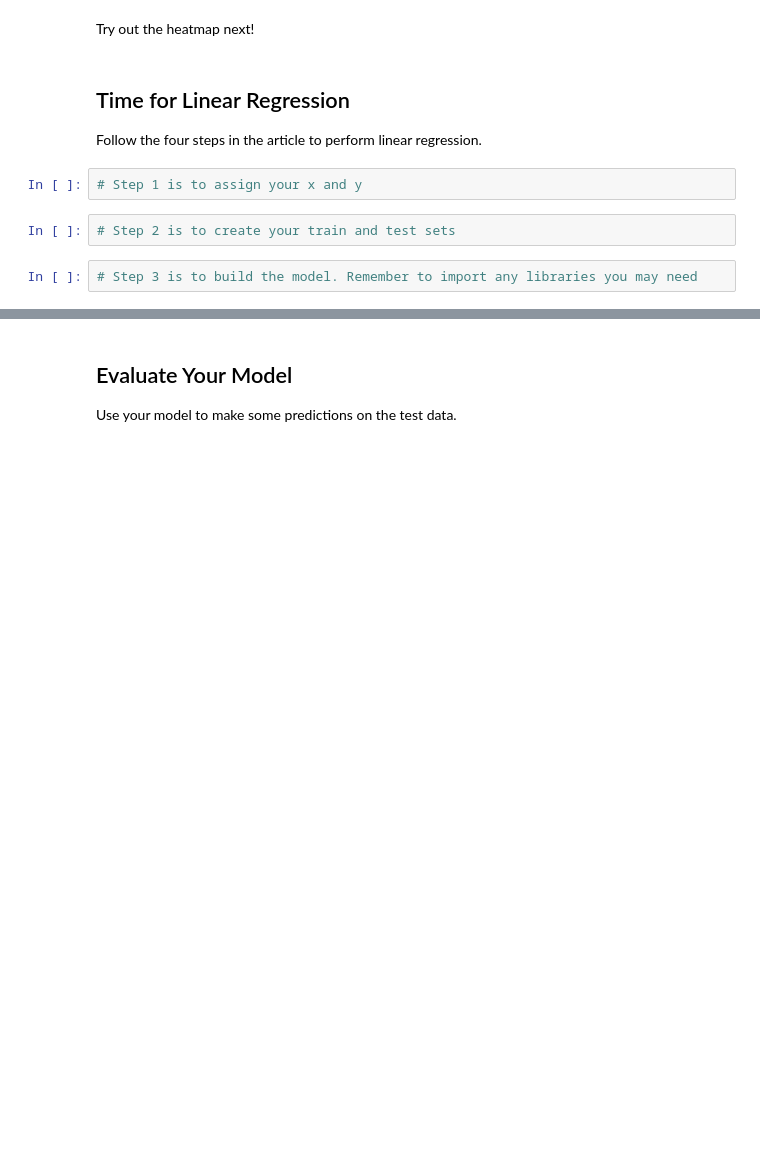
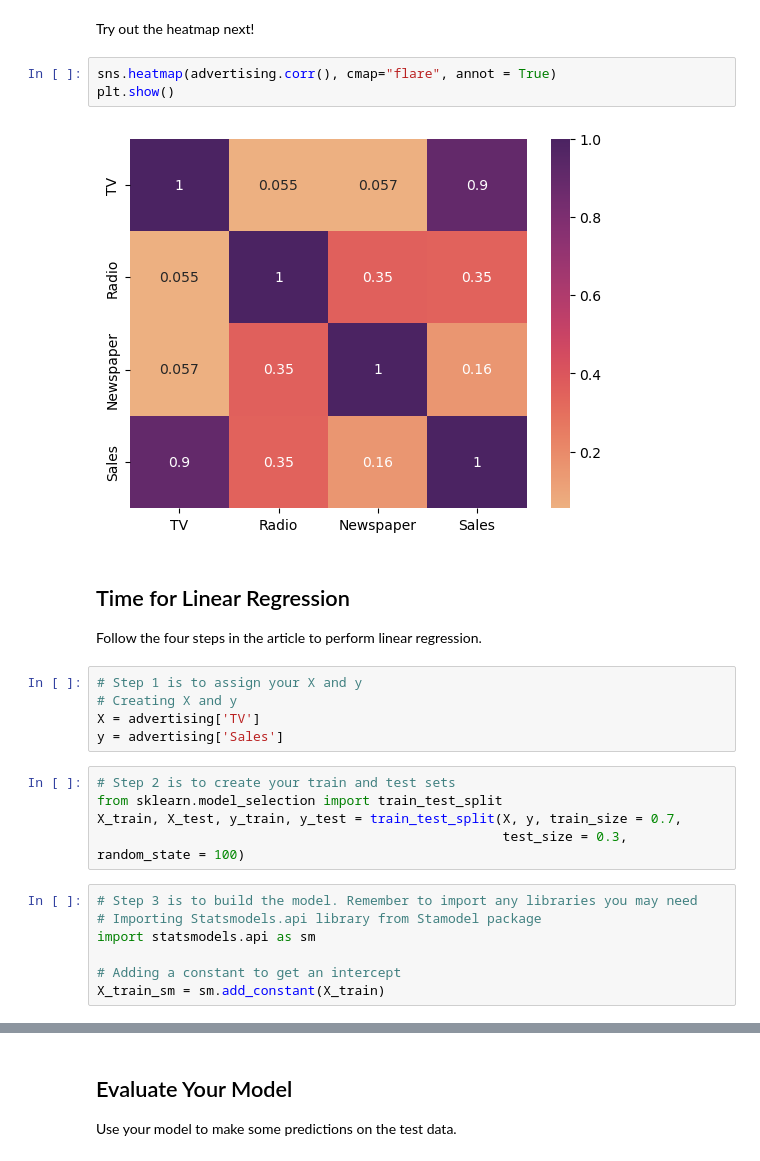
Before and after one commit to tshililoa/data-modeling-pt2-exercises, a Jupyter notebook: linear-regression.ipynb, the cells around one changed output, grey strips where cells are left out. Cells and saved outputs as stored; diff of their text form; blank space fills up the shorter version.

```diff
--- a/linear-regression.ipynb
+++ b/linear-regression.ipynb
@@ -17,14 +84,30 @@ Import the necessary libraries to make the same pairplots as the author. Pairplo
 # %% [markdown]
 Try out the heatmap next!
+# %%
+sns.heatmap(advertising.corr(), cmap="flare", annot = True)
+plt.show()
+# %% [output]
+[figure, added]
 # %% [markdown]
 ## Time for Linear Regression
 
 Follow the four steps in the article to perform linear regression.
 # %%
-# Step 1 is to assign your x and y
+# Step 1 is to assign your X and y
+# Creating X and y
+X = advertising['TV']
+y = advertising['Sales']
 # %%
 # Step 2 is to create your train and test sets
+from sklearn.model_selection import train_test_split
+X_train, X_test, y_train, y_test = train_test_split(X, y, train_size = 0.7,
+                                                    test_size = 0.3, random_state = 100)
 # %%
 # Step 3 is to build the model. Remember to import any libraries you may need
+# Importing Statsmodels.api library from Stamodel package
+import statsmodels.api as sm
+
+# Adding a constant to get an intercept
+X_train_sm = sm.add_constant(X_train)
 # %%
 # Step 4 is to perform residual analysis
```
Also changed, not shown: parts of 9 cells of this notebook, 1 other file.
